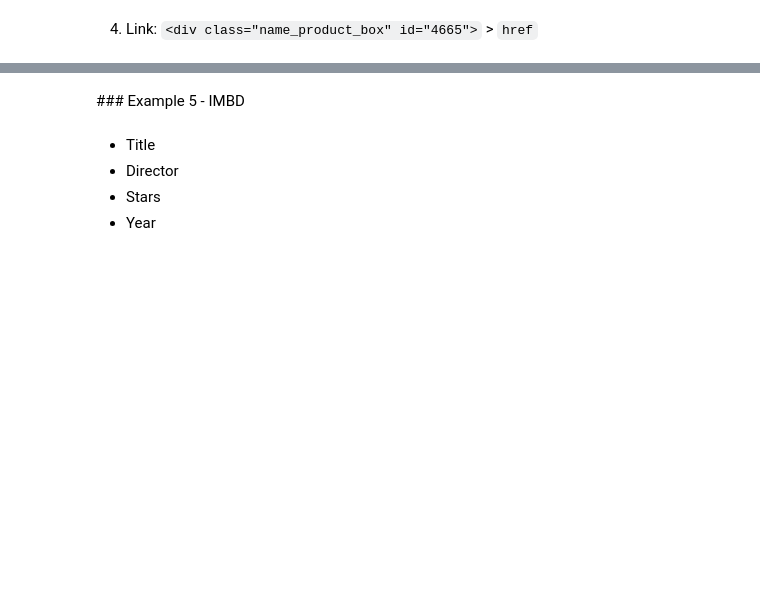
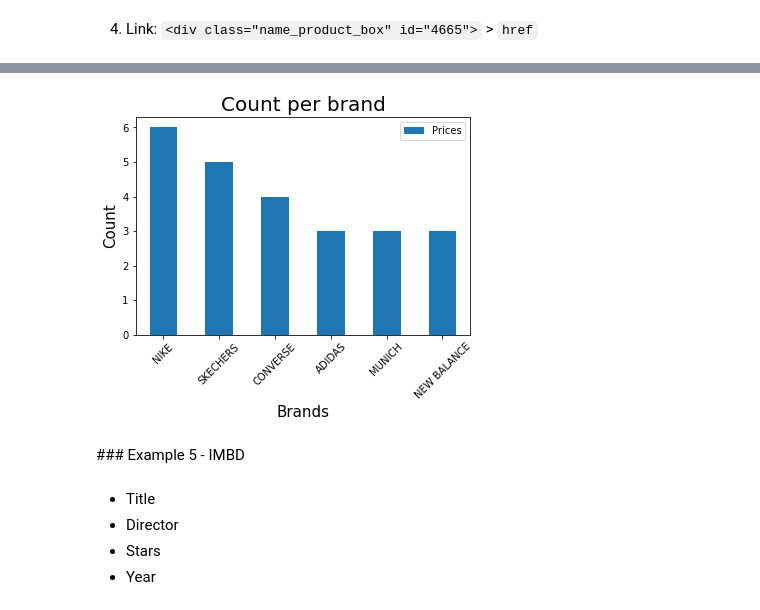
Before and after one commit to Ironhack-data-bcn-january-2024/lectures, a Jupyter notebook: week-3/02-Web scraping.ipynb, the cells around one changed output, grey strips where cells are left out. Saved outputs shown, nothing was run; the diff lists cells and outputs as text; code cells hidden in the pictures; blank space fills up the shorter version.

```diff
--- a/week-3/02-Web scraping.ipynb
+++ b/week-3/02-Web scraping.ipynb
@@ -587,0 +809,3 @@ import numpy as np
+# %%
+links = ["https://www.murallasport.com" + i.get("href") for i in list_of_links]
+links[0]
@@ -588,3 +1044,20 @@ import numpy as np
+# %%
+def barplot_count():
+    result.groupby("Brands").agg({"Prices":"count"}).sort_values(by="Prices", ascending=False).plot(kind="bar")
+
+    plt.xticks(rotation=45)
+    plt.title("Count per brand", size=20)
+    plt.ylabel("Count", size=15)
+    plt.xlabbel("Brands", size=15)
+
+    name_export = "count_per_brand.png"
+    plt.savefig(name_export)
+    os.system(f"open {name_export}")
+
+
+barplot_count()
+# %% [output]
+[figure, added]
 # %% [markdown]
 ### Example 5 - IMBD
 # %%
```
Also changed, not shown: parts of 114 cells of this notebook, 11 other files.
